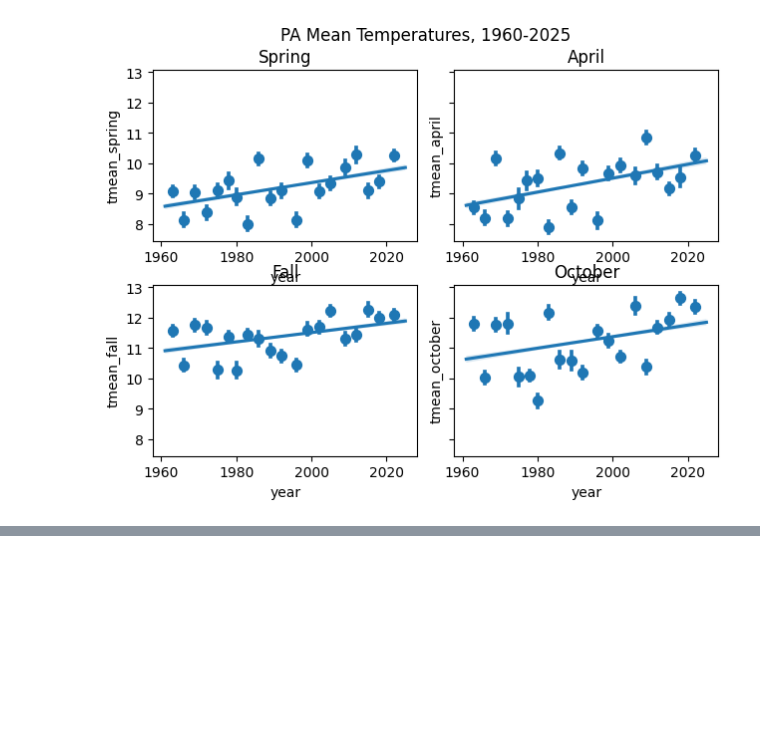
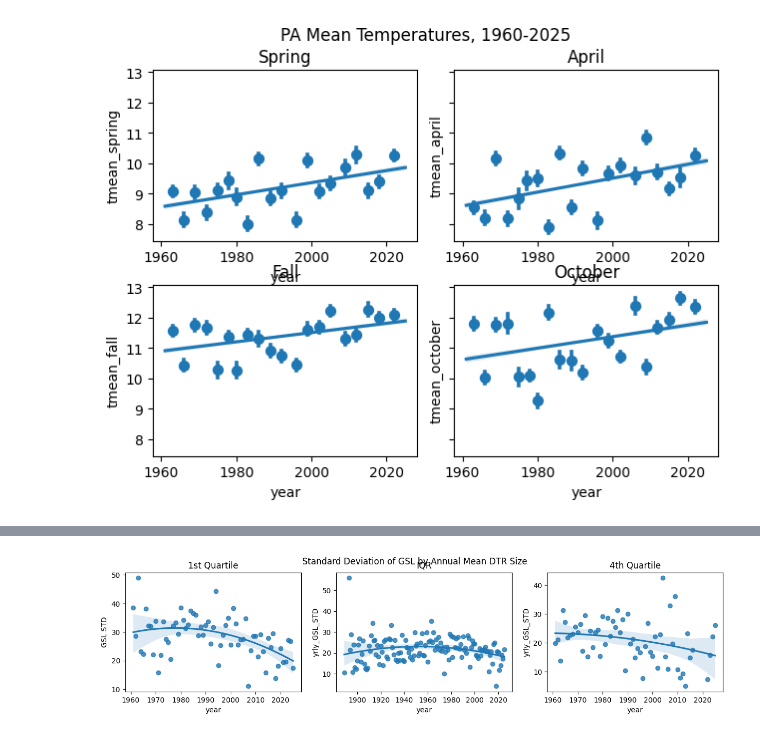
Before and after one commit to samjbaugh/reu26, a Jupyter notebook: Seasonal_Temps_Preliminary_Work.ipynb, the cells around one changed output, grey strips where cells are left out. Saved outputs shown, nothing was run; the diff lists cells and outputs as text; code cells hidden in the pictures; blank space fills up the shorter version.

```diff
--- a/Seasonal_Temps_Preliminary_Work.ipynb
+++ b/Seasonal_Temps_Preliminary_Work.ipynb
@@ -224,0 +217,51 @@ IndexError: index 10 is out of bounds for axis 0 with size 10
+# %%
+#df_1q_dtr = df[df['dtr_annual'].between(5.385, 10.783)]
+#df_4q_dtr = df[df['dtr_annual'].between(12.74, 18.89)]
+
+def outlier_remover(data, variables, number_std):
+    for variable in variables:
+        variable_std = data[variable].std()
+        variable_mean = data[variable].mean()
+        upper_limit = variable_mean + (variable_std * number_std)
+        lower_limit = variable_mean - (variable_std * number_std)
+        data = data[data[variable].between(lower_limit, upper_limit)]
+    return data
+
+df_1q_dtr = df_1q_dtr[df_1q_dtr['year'] > 1960]
+df_4q_dtr = df_4q_dtr[df_4q_dtr['year'] > 1960]
+df_dtr_iqr = df[df['dtr_annual'].between(10.783, 12.74)]
+
+df_1q_dtr = outlier_remover(df_1q_dtr, ['year', 'dtr_annual', 'growing_season_length'], 3)
+df_4q_dtr = outlier_remover(df_4q_dtr, ['year', 'dtr_annual', 'growing_season_length'], 3)
+df_dtr_iqr = outlier_remover(df_dtr_iqr, ['year', 'dtr_annual', 'growing_season_length'], 3)
+
+q1_dtr_gsl_yrly_std = df_1q_dtr.groupby('year')['growing_season_length'].std()
+q1_dtr_gsl_yrly_std = pd.DataFrame(q1_dtr_gsl_yrly_std)
+q1_dtr_gsl_yrly_std = q1_dtr_gsl_yrly_std.reset_index()
+q1_dtr_gsl_yrly_std.columns = ['year', 'yrly_GSL_STD']
+
+q4_dtr_gsl_yrly_std = df_4q_dtr.groupby('year')['growing_season_length'].std()
+q4_dtr_gsl_yrly_std = pd.DataFrame(q4_dtr_gsl_yrly_std)
+q4_dtr_gsl_yrly_std = q4_dtr_gsl_yrly_std.reset_index()
+q4_dtr_gsl_yrly_std.columns = ['year', 'yrly_GSL_STD']
+
+iqr_dtr_gsl_yrly_std = df_dtr_iqr.groupby('year')['growing_season_length'].std()
+iqr_dtr_gsl_yrly_std = pd.DataFrame(iqr_dtr_gsl_yrly_std)
+iqr_dtr_gsl_yrly_std = iqr_dtr_gsl_yrly_std.reset_index()
+iqr_dtr_gsl_yrly_std.columns = ['year', 'yrly_GSL_STD']
+
+fig, axs = plt.subplots(1,3, figsize = (15,3))
+sns.regplot(data = q1_dtr_gsl_yrly_std, x = 'year', y='yrly_GSL_STD', order = 2, ax=axs[0])
+axs[0].set_title('1st Quartile')
+axs[0].set_xlabel('year')
+axs[0].set_ylabel('GSL STD')
+sns.regplot(data = q4_dtr_gsl_yrly_std, x = 'year', y = 'yrly_GSL_STD', order = 2, ax=axs[2])
+axs[2].set_title('4th Quartile')
+axs[2].set_xlabel('year')
+sns.regplot(data = iqr_dtr_gsl_yrly_std, x = 'year', y = 'yrly_GSL_STD', order = 2, ax=axs[1])
+axs[1].set_title('IQR')
+axs[1].set_xlabel('year')
+fig.suptitle('Standard Deviation of GSL by Annual Mean DTR Size')
+plt.show()
+# %% [output]
+[figure, added]
```
Also changed, not shown: parts of 5 cells of this notebook, 13 other files.
